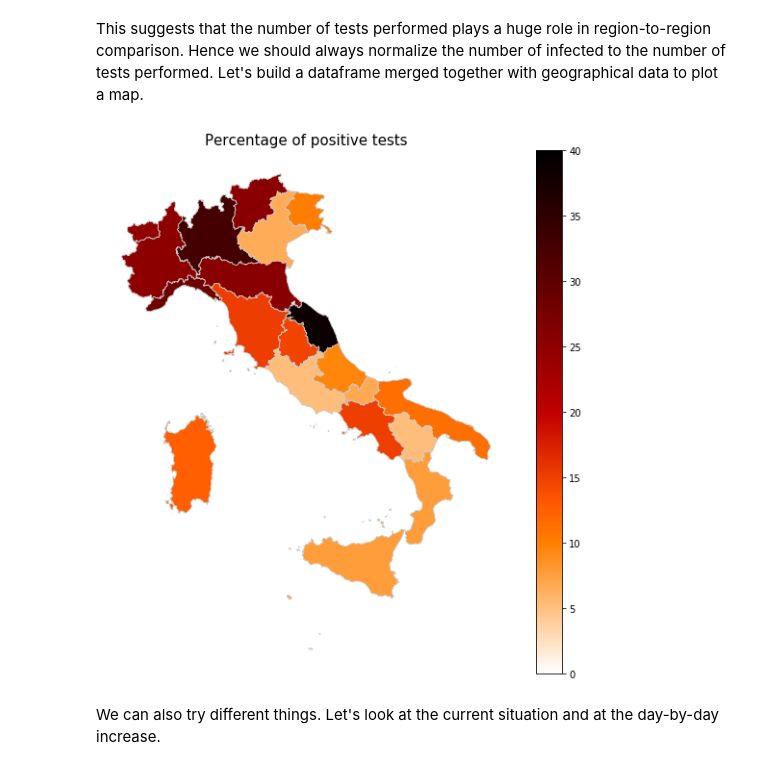
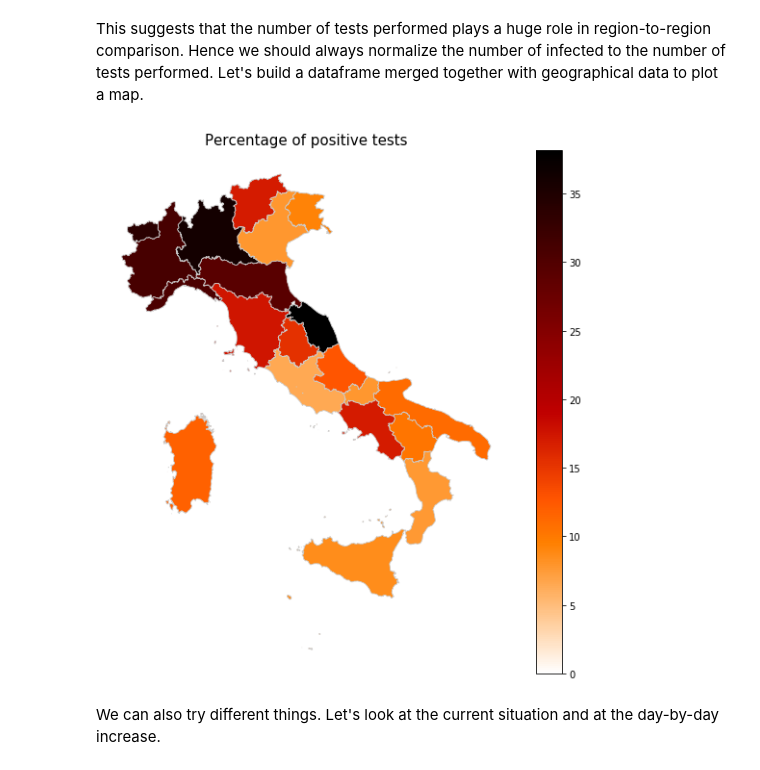
Before and after one commit to giorgionicoletti/COVID-19_preliminary, a Jupyter notebook: analysis.ipynb, the cells around one changed output. Cells and saved outputs as stored; diff of their text form; code cells hidden in the pictures.

```diff
--- a/analysis.ipynb
+++ b/analysis.ipynb
@@ -199,16 +200,15 @@ map_df = gpd.read_file(fp)
 merged_ppos = map_df.set_index('DEN_REG').join(df.set_index('Regions'))
 # %%
 variable = 'Percentage'
-vmin, vmax  = 0,40
 fig, ax = plt.subplots(1,figsize=(10,10))
 
 merged_ppos.plot(column = variable, cmap = 'gist_heat_r', linewidth = 0.8, ax = ax,
-            edgecolor = '0.8', vmin = vmin, vmax = vmax, legend = True)
+            edgecolor = '0.8', vmin = 0, legend = True)
 ax.axis('off')
 ax.set_title('Percentage of positive tests', fontdict={'fontsize':'15'})
 plt.savefig('map.jpg', dpi = 300, bbox_inches = 'tight')
 # %% [output]
-[figure, old version]
+[figure, new version]
 # %% [markdown]
 We can also try different things. Let's look at the current situation and at the day-by-day increase.
 # %%
```
Also changed, not shown: parts of 11 cells of this notebook.
